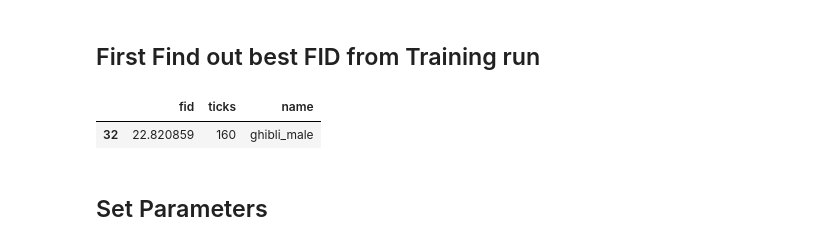
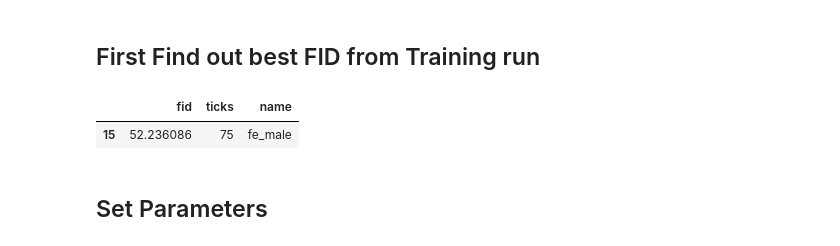
Before and after one commit to ks-1180/art-style-challenge, a Jupyter notebook: demo/evaluate_model.ipynb, the cells around one changed output. Drawn from its saved outputs; the diff is of its cells as text; code cells hidden in the pictures.

```diff
--- a/demo/evaluate_model.ipynb
+++ b/demo/evaluate_model.ipynb
@@ -65,12 +69,12 @@ import cv2
 # %% [markdown]
 ## First Find out best FID from Training run
 # %%
-art_style = 'ghibli_male'
+art_style = 'fe_male'
 csv_path = f'{root}/data/training-runs/{art_style}/fid.csv'
 evaluator.test_fid(csv_path, art_style)
 # %% [output]
 |  | fid | ticks | name |
-| 32 | 22.820859 | 160 | ghibli_male |
+| 15 | 52.236086 | 75 | fe_male |
 # %% [markdown]
 ## Set Parameters
 # %%
```
Also changed, not shown: parts of 16 cells of this notebook, 42 other files.
